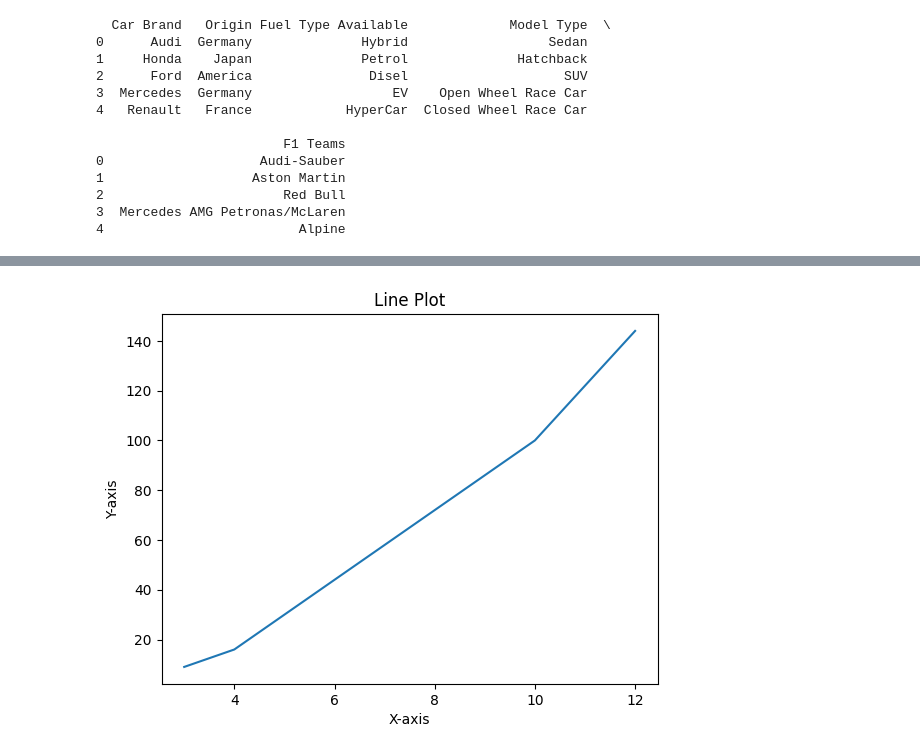
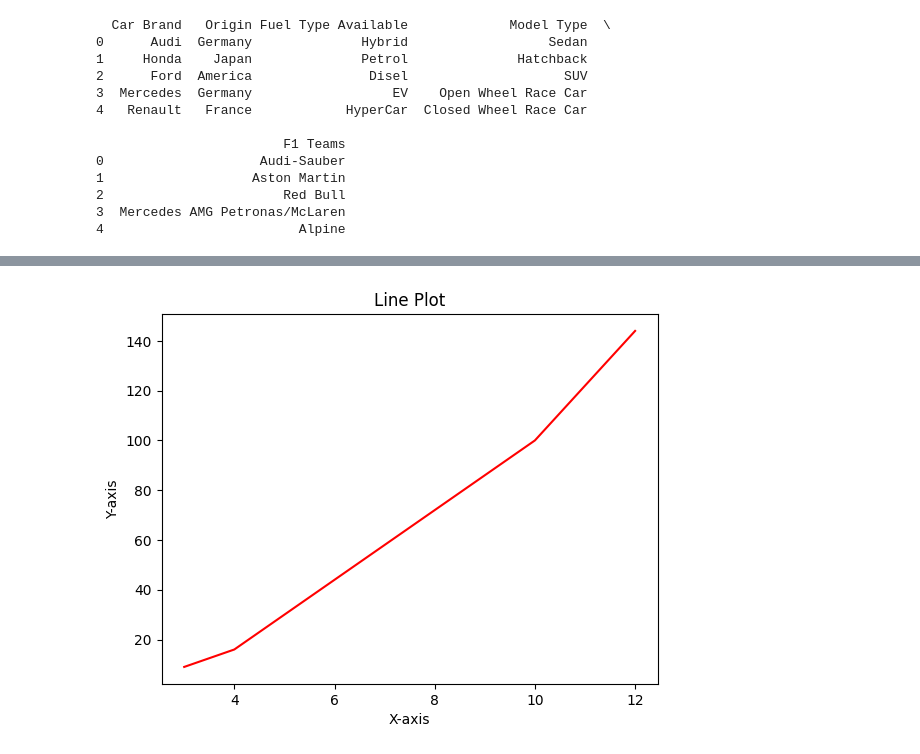
Before and after one commit to G1290-hik/ML-5th-Semester, a Jupyter notebook: Experiment_1.ipynb, the cells around one changed output, grey strips where cells are left out. Drawn from its saved outputs; the diff is of its cells as text; code cells hidden in the pictures.

```diff
--- a/Experiment_1.ipynb
+++ b/Experiment_1.ipynb
@@ -63,10 +93,10 @@ print(df)
 # %%
 x=[3,4,10,12]
 y=[9,16,100,144]
-plt.plot(x,y)
+plt.plot(x,y,color='red')
 plt.xlabel('X-axis')
 plt.ylabel('Y-axis')
 plt.title('Line Plot')
 plt.show()
 # %% [output]
-[figure, old version]
+[figure, new version]
```
Also changed, not shown: parts of 4 cells of this notebook.
